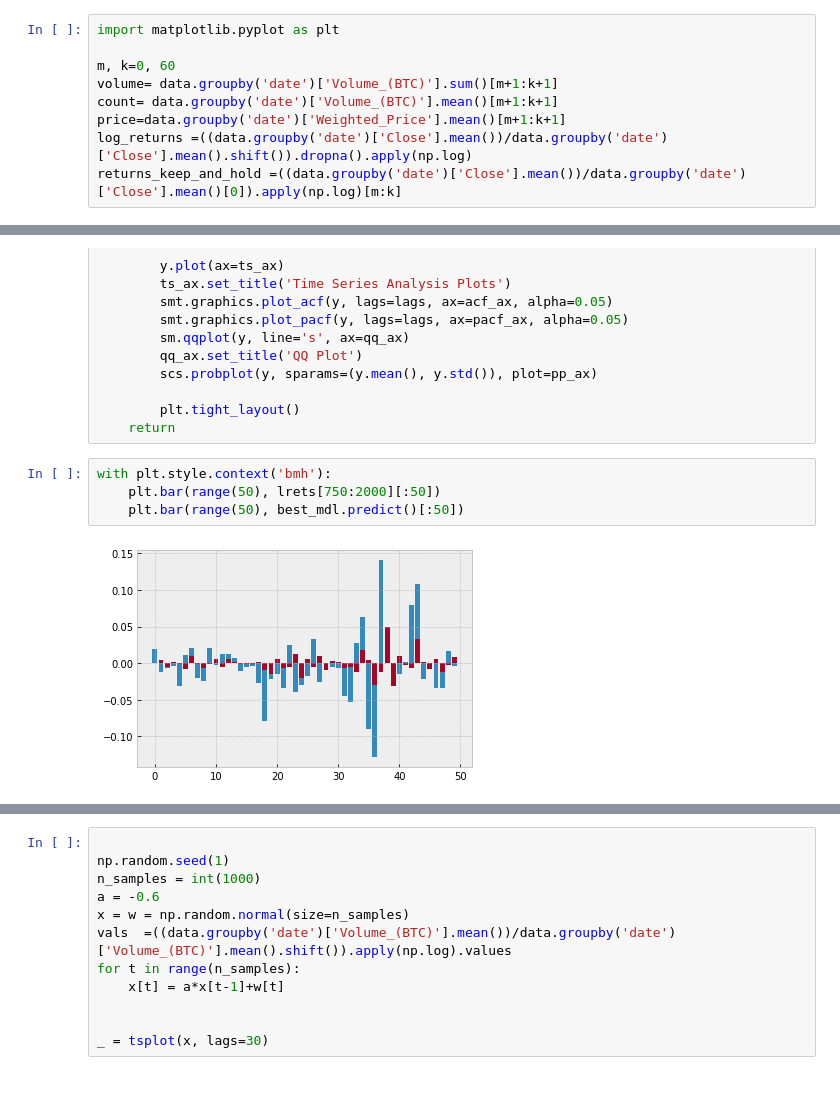
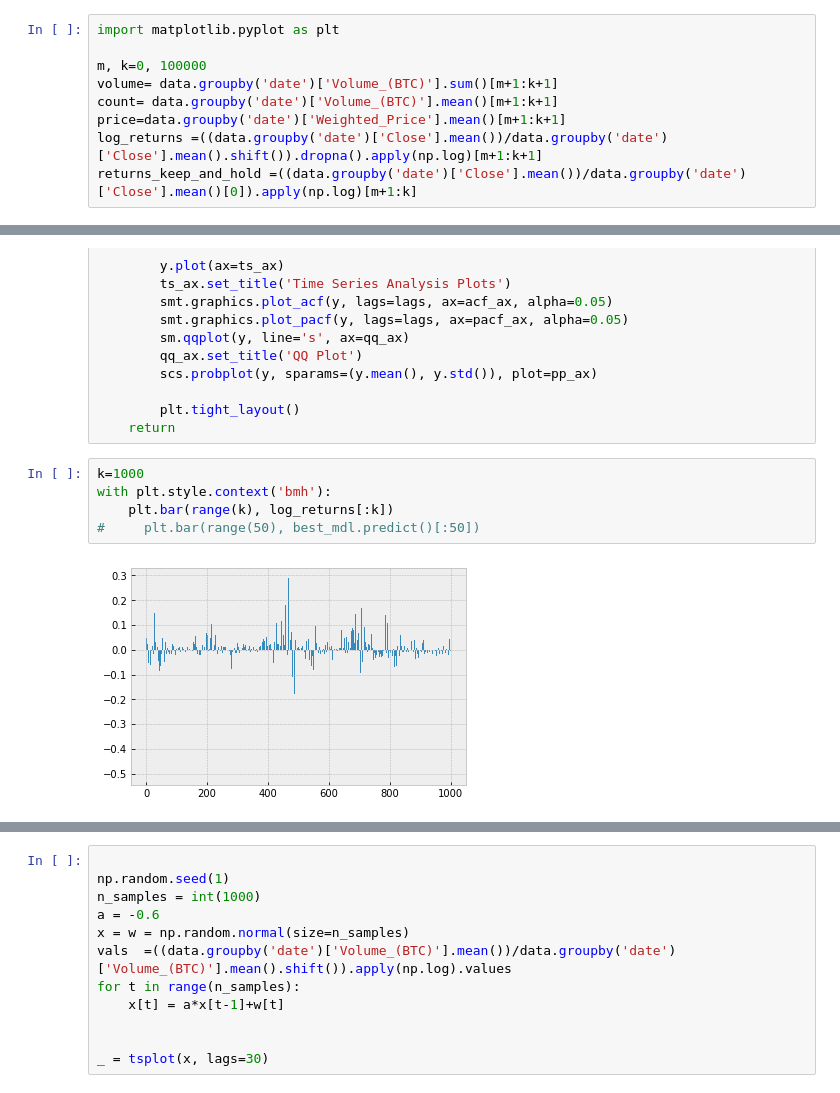
Before and after one commit to yigitmertol/Time_Series_Forecasting, a Jupyter notebook: ARMA_model/ARIMA.ipynb, the cells around one changed output, grey strips where cells are left out. Drawn from its saved outputs; the diff is of its cells as text.

Commit message:
exploratory data analysis(started structuring)

```diff
--- a/ARMA_model/ARIMA.ipynb
+++ b/ARMA_model/ARIMA.ipynb
@@ -78,12 +90,12 @@ df_trade = pd.read_csv('../../Data/Coins/BTC_USD/Trade_Data/BITSTAMP_TRADE_SPOTB
 # %%
 import matplotlib.pyplot as plt
 
-m, k=0, 60
+m, k=0, 100000
 volume= data.groupby('date')['Volume_(BTC)'].sum()[m+1:k+1]
 count= data.groupby('date')['Volume_(BTC)'].mean()[m+1:k+1]
 price=data.groupby('date')['Weighted_Price'].mean()[m+1:k+1]
-log_returns =((data.groupby('date')['Close'].mean())/data.groupby('date')['Close'].mean().shift()).dropna().apply(np.log)
-returns_keep_and_hold =((data.groupby('date')['Close'].mean())/data.groupby('date')['Close'].mean()[0]).apply(np.log)[m:k]
+log_returns =((data.groupby('date')['Close'].mean())/data.groupby('date')['Close'].mean().shift()).dropna().apply(np.log)[m+1:k+1]
+returns_keep_and_hold =((data.groupby('date')['Close'].mean())/data.groupby('date')['Close'].mean()[0]).apply(np.log)[m+1:k]
 # %%
 fig, ax1 = plt.subplots()
 
@@ -150,8 +160,9 @@ def tsplot(y, lags=None, figsize=(10, 8), style='bmh'):
         plt.tight_layout()
     return
 # %%
+k=1000
 with plt.style.context('bmh'):
-    plt.bar(range(50), lrets[750:2000][:50])
-    plt.bar(range(50), best_mdl.predict()[:50])
+    plt.bar(range(k), log_returns[:k])
+#     plt.bar(range(50), best_mdl.predict()[:50])
 # %% [output]
-[figure, old version]
+[figure, new version]
```
Also changed, not shown: parts of 33 cells of this notebook, 2 other files.
